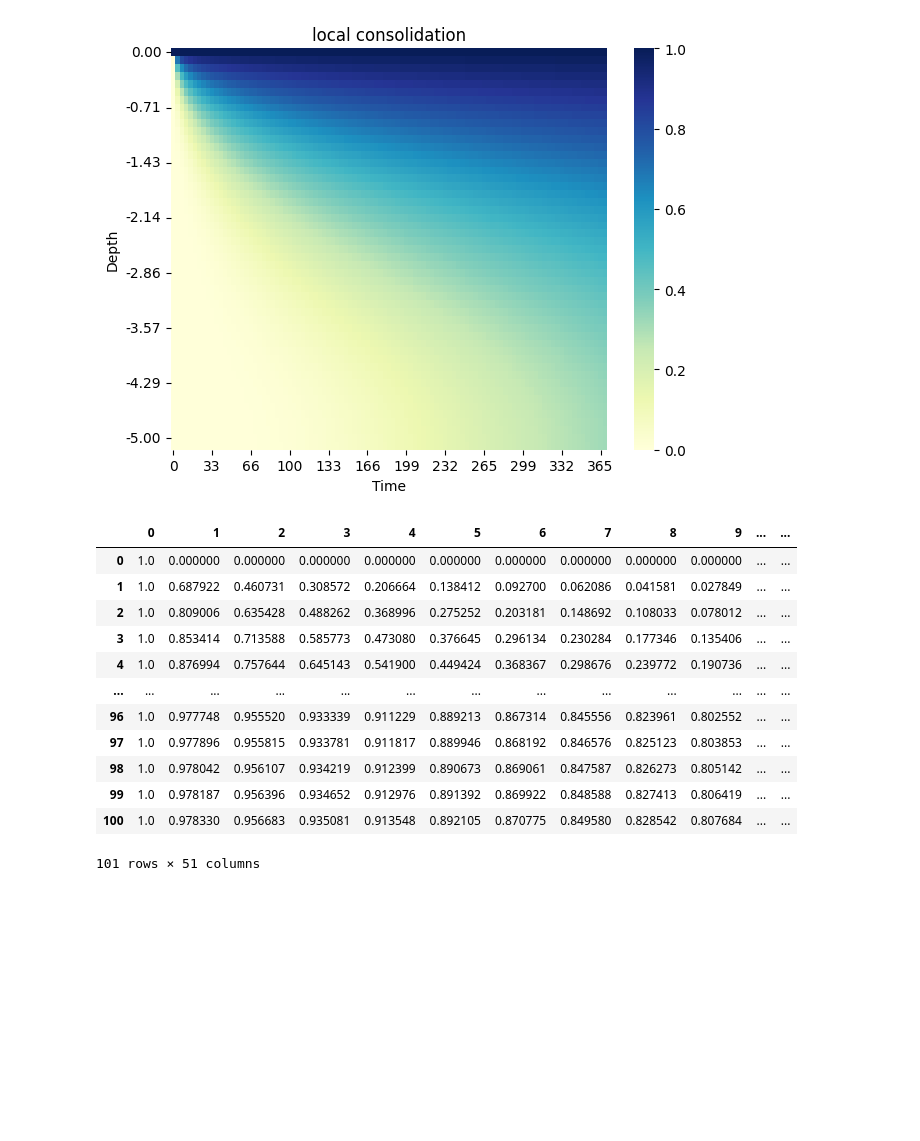
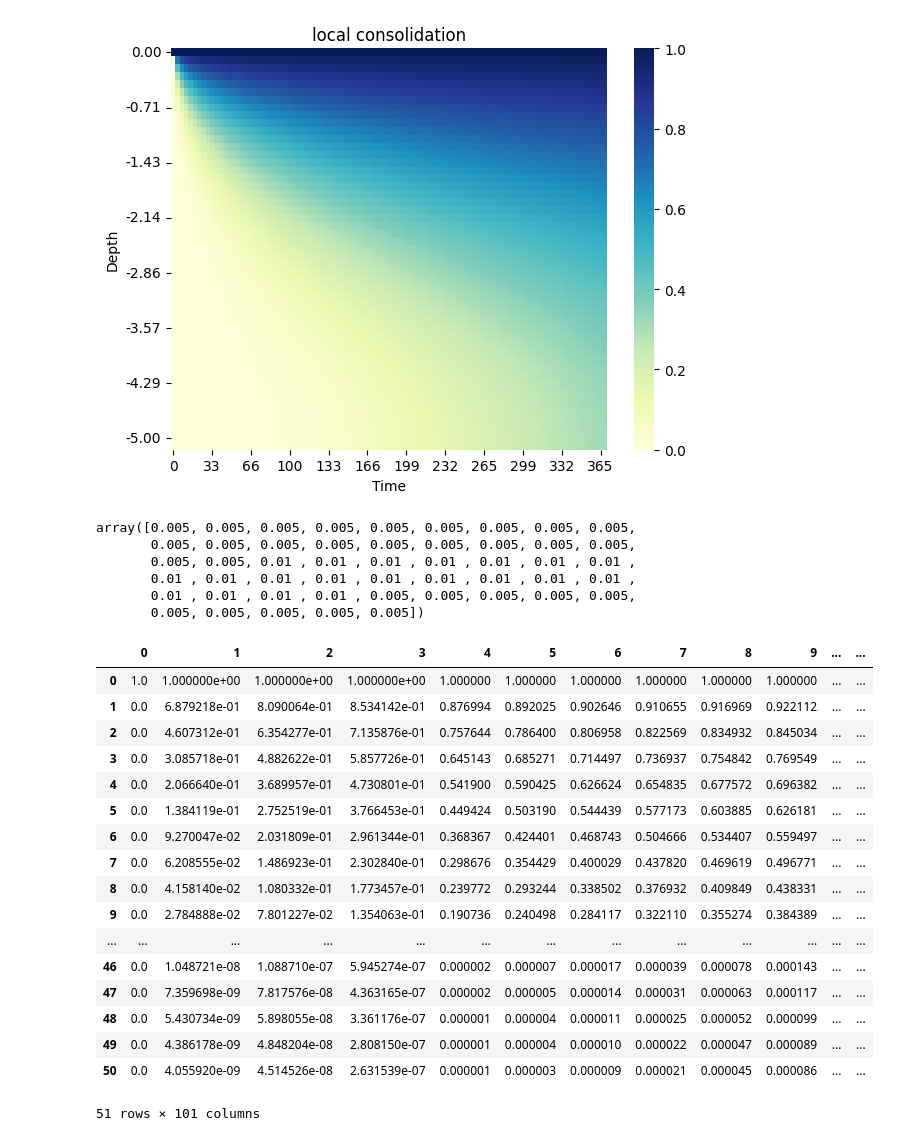
Before and after one commit to monkeybeastking/Geotechnical-Consolidation-FEM, a Jupyter notebook: scripts/terazaghi_1d_multilayer/multilayer_1d.ipynb, the cells around one changed output. Drawn from its saved outputs; the diff is of its cells as text; code cells hidden in the pictures; blank space fills up the shorter version.

Commit message:
modulising multi layered model - settlement needs to be done

```diff
--- a/scripts/terazaghi_1d_multilayer/multilayer_1d.ipynb
+++ b/scripts/terazaghi_1d_multilayer/multilayer_1d.ipynb
@@ -266,37 +265,44 @@ plt.show()
 # %% [output]
 [figure]
 # %%
-#
-def initial_condition(x):
-    u = np.full(x.shape[0], Load, dtype=np.float64)   # shape (npts,)
-    u[0] = 0.0                    # enforce u=0 at z=0
-    return u
-
-
 A = initial_condition(z)
 
 gfg = np.digitize(z,depths)
 Mv = np.asarray(Mv)[gfg - 1]
 
 settlement = A * Mv * (H / nx)
+
+settlement
+# %% [output]
+array([0.005, 0.005, 0.005, 0.005, 0.005, 0.005, 0.005, 0.005, 0.005,
+       0.005, 0.005, 0.005, 0.005, 0.005, 0.005, 0.005, 0.005, 0.005,
+       0.005, 0.005, 0.01 , 0.01 , 0.01 , 0.01 , 0.01 , 0.01 , 0.01 ,
+       0.01 , 0.01 , 0.01 , 0.01 , 0.01 , 0.01 , 0.01 , 0.01 , 0.01 ,
+       0.01 , 0.01 , 0.01 , 0.01 , 0.005, 0.005, 0.005, 0.005, 0.005,
+       0.005, 0.005, 0.005, 0.005, 0.005])
 # %%
 for columns in local_dcons.T:
     pass
 
 A = pd.DataFrame(local_dcons.T, dtype = float)
 
-A
+A.T
 # %% [output]
 |  | 0 | 1 | 2 | 3 | 4 | 5 | 6 | 7 | 8 | 9 | ... | ... |
-| 0 | 1.0 | 0.000000 | 0.000000 | 0.000000 | 0.000000 | 0.000000 | 0.000000 | 0.000000 | 0.000000 | 0.000000 | ... | ... |
-| 1 | 1.0 | 0.687922 | 0.460731 | 0.308572 | 0.206664 | 0.138412 | 0.092700 | 0.062086 | 0.041581 | 0.027849 | ... | ... |
-| 2 | 1.0 | 0.809006 | 0.635428 | 0.488262 | 0.368996 | 0.275252 | 0.203181 | 0.148692 | 0.108033 | 0.078012 | ... | ... |
-| 3 | 1.0 | 0.853414 | 0.713588 | 0.585773 | 0.473080 | 0.376645 | 0.296134 | 0.230284 | 0.177346 | 0.135406 | ... | ... |
-| 4 | 1.0 | 0.876994 | 0.757644 | 0.645143 | 0.541900 | 0.449424 | 0.368367 | 0.298676 | 0.239772 | 0.190736 | ... | ... |
+| 0 | 1.0 | 1.000000e+00 | 1.000000e+00 | 1.000000e+00 | 1.000000 | 1.000000 | 1.000000 | 1.000000 | 1.000000 | 1.000000 | ... | ... |
+| 1 | 0.0 | 6.879218e-01 | 8.090064e-01 | 8.534142e-01 | 0.876994 | 0.892025 | 0.902646 | 0.910655 | 0.916969 | 0.922112 | ... | ... |
+| 2 | 0.0 | 4.607312e-01 | 6.354277e-01 | 7.135876e-01 | 0.757644 | 0.786400 | 0.806958 | 0.822569 | 0.834932 | 0.845034 | ... | ... |
+| 3 | 0.0 | 3.085718e-01 | 4.882622e-01 | 5.857726e-01 | 0.645143 | 0.685271 | 0.714497 | 0.736937 | 0.754842 | 0.769549 | ... | ... |
+| 4 | 0.0 | 2.066640e-01 | 3.689957e-01 | 4.730801e-01 | 0.541900 | 0.590425 | 0.626624 | 0.654835 | 0.677572 | 0.696382 | ... | ... |
+| 5 | 0.0 | 1.384119e-01 | 2.752519e-01 | 3.766453e-01 | 0.449424 | 0.503190 | 0.544439 | 0.577173 | 0.603885 | 0.626181 | ... | ... |
+| 6 | 0.0 | 9.270047e-02 | 2.031809e-01 | 2.961344e-01 | 0.368367 | 0.424401 | 0.468743 | 0.504666 | 0.534407 | 0.559497 | ... | ... |
+| 7 | 0.0 | 6.208555e-02 | 1.486923e-01 | 2.302840e-01 | 0.298676 | 0.354429 | 0.400029 | 0.437820 | 0.469619 | 0.496771 | ... | ... |
+| 8 | 0.0 | 4.158140e-02 | 1.080332e-01 | 1.773457e-01 | 0.239772 | 0.293244 | 0.338502 | 0.376932 | 0.409849 | 0.438331 | ... | ... |
+| 9 | 0.0 | 2.784888e-02 | 7.801227e-02 | 1.354063e-01 | 0.190736 | 0.240498 | 0.284117 | 0.322110 | 0.355274 | 0.384389 | ... | ... |
 | ... | ... | ... | ... | ... | ... | ... | ... | ... | ... | ... | ... | ... |
-| 96 | 1.0 | 0.977748 | 0.955520 | 0.933339 | 0.911229 | 0.889213 | 0.867314 | 0.845556 | 0.823961 | 0.802552 | ... | ... |
-| 97 | 1.0 | 0.977896 | 0.955815 | 0.933781 | 0.911817 | 0.889946 | 0.868192 | 0.846576 | 0.825123 | 0.803853 | ... | ... |
-| 98 | 1.0 | 0.978042 | 0.956107 | 0.934219 | 0.912399 | 0.890673 | 0.869061 | 0.847587 | 0.826273 | 0.805142 | ... | ... |
-| 99 | 1.0 | 0.978187 | 0.956396 | 0.934652 | 0.912976 | 0.891392 | 0.869922 | 0.848588 | 0.827413 | 0.806419 | ... | ... |
-| 100 | 1.0 | 0.978330 | 0.956683 | 0.935081 | 0.913548 | 0.892105 | 0.870775 | 0.849580 | 0.828542 | 0.807684 | ... | ... |
+| 46 | 0.0 | 1.048721e-08 | 1.088710e-07 | 5.945274e-07 | 0.000002 | 0.000007 | 0.000017 | 0.000039 | 0.000078 | 0.000143 | ... | ... |
+| 47 | 0.0 | 7.359698e-09 | 7.817576e-08 | 4.363165e-07 | 0.000002 | 0.000005 | 0.000014 | 0.000031 | 0.000063 | 0.000117 | ... | ... |
+| 48 | 0.0 | 5.430734e-09 | 5.898055e-08 | 3.361176e-07 | 0.000001 | 0.000004 | 0.000011 | 0.000025 | 0.000052 | 0.000099 | ... | ... |
+| 49 | 0.0 | 4.386178e-09 | 4.848204e-08 | 2.808150e-07 | 0.000001 | 0.000004 | 0.000010 | 0.000022 | 0.000047 | 0.000089 | ... | ... |
+| 50 | 0.0 | 4.055920e-09 | 4.514526e-08 | 2.631539e-07 | 0.000001 | 0.000003 | 0.000009 | 0.000021 | 0.000045 | 0.000086 | ... | ... |
-101 rows × 51 columns
+51 rows × 101 columns
```
Also changed, not shown: parts of 1 cell of this notebook, 4 other files.
